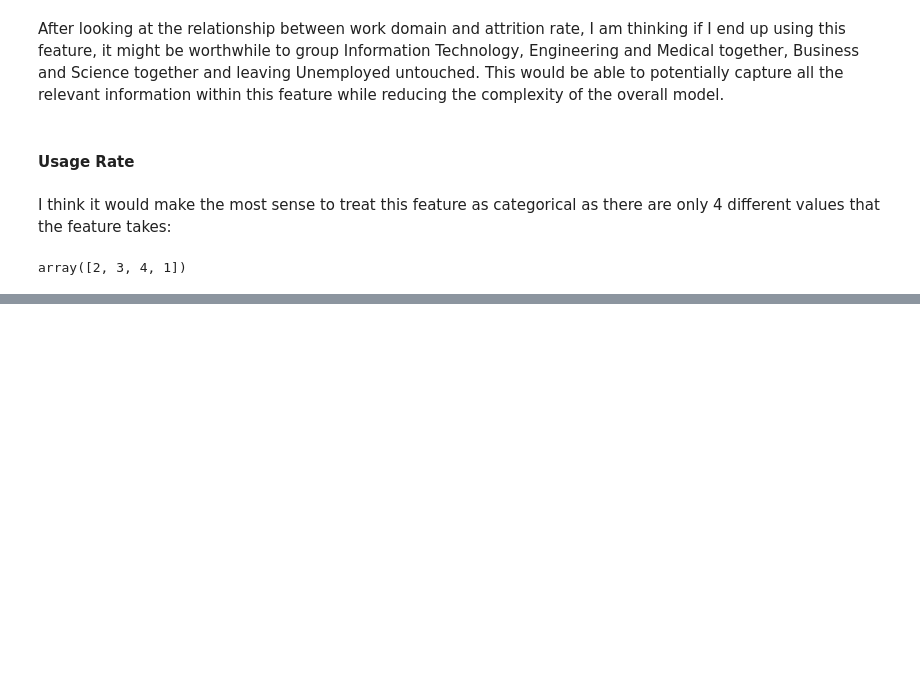
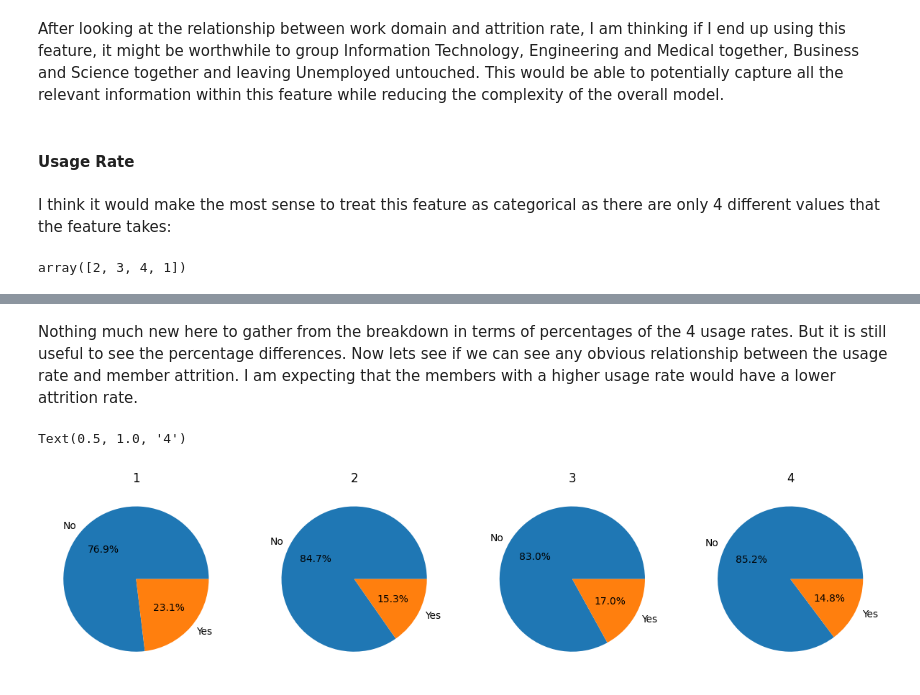
Before and after one commit to Anglesofdeath/attrition-data-science-project, a Jupyter notebook: eda.ipynb, the cells around one changed output, grey strips where cells are left out. Drawn from its saved outputs; the diff is of its cells as text; code cells hidden in the pictures; blank space fills up the shorter version.

```diff
--- a/eda.ipynb
+++ b/eda.ipynb
@@ -781,0 +824,21 @@ array([2, 3, 4, 1])
+# %% [markdown]
+Nothing much new here to gather from the breakdown in terms of percentages of the 4 usage rates. But it is still useful to see the percentage differences. Now lets see if we can see any obvious relationship between the usage rate and member attrition. I am expecting that the members with a higher usage rate would have a lower attrition rate.
+# %%
+labels = [0, 1]
+labels2 = ['No', 'Yes']
+fig = plt.figure(figsize = (15,5))
+fig.add_subplot(1,4,1)
+pie_dip = plt.pie(df[df['Usage Rate'] == 1]['Attrition'].value_counts()[labels], autopct='%1.1f%%', labels=labels2)
+plt.title('1')
+fig.add_subplot(1,4,2)
+pie_bach = plt.pie(df[df['Usage Rate'] == 2]['Attrition'].value_counts()[labels], autopct='%1.1f%%', labels=labels2)
+plt.title('2')
+fig.add_subplot(1,4,3)
+pie_mast = plt.pie(df[df['Usage Rate'] == 3]['Attrition'].value_counts()[labels], autopct='%1.1f%%', labels=labels2)
+plt.title('3')
+fig.add_subplot(1,4,4)
+pie_phd = plt.pie(df[df['Usage Rate'] == 4]['Attrition'].value_counts()[labels], autopct='%1.1f%%', labels=labels2)
+plt.title('4')
+# %% [output]
+Text(0.5, 1.0, '4')
+[figure, added]
```
Also changed, not shown: parts of 58 cells of this notebook.
